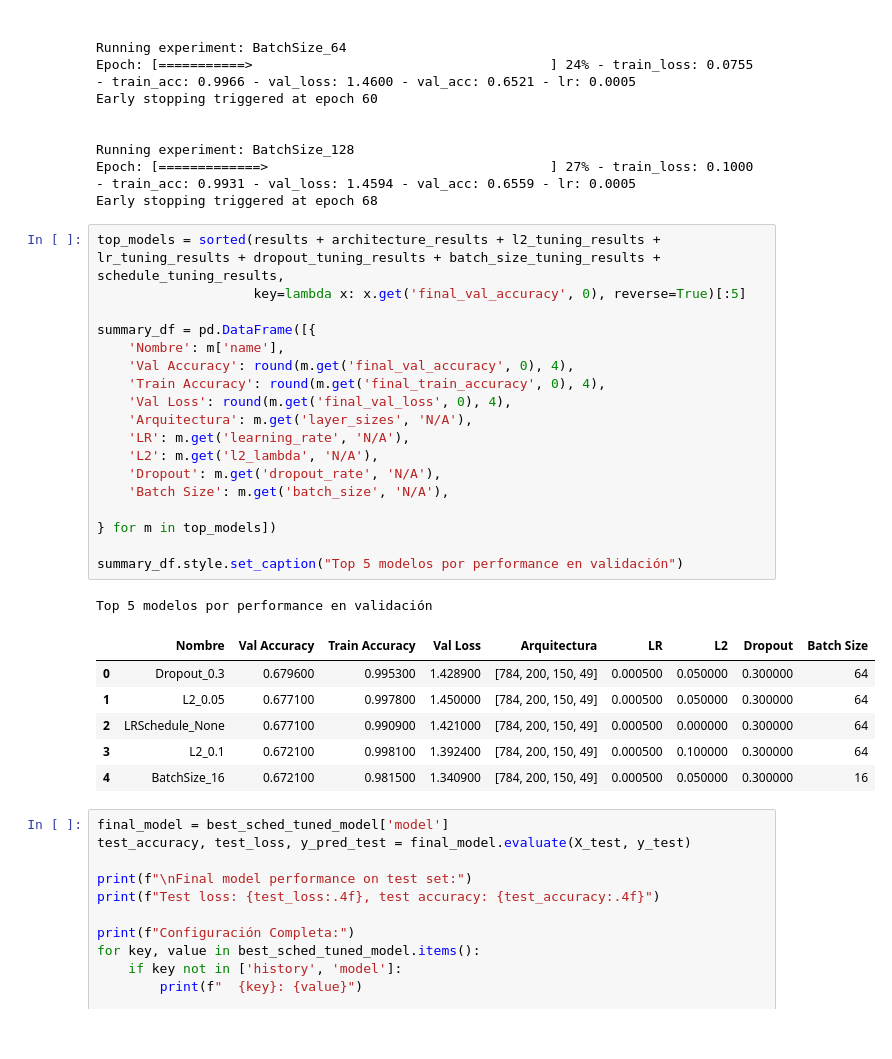
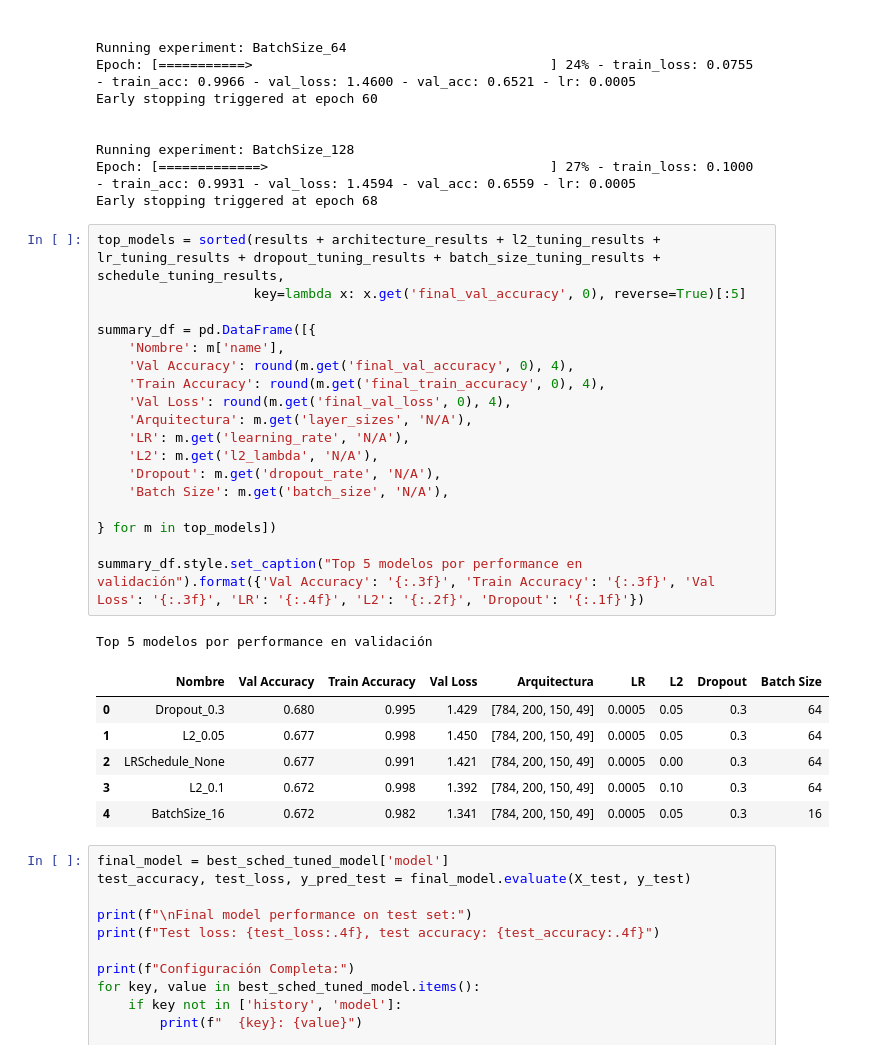
Before and after one commit to elianaostro/ML, a Jupyter notebook: Ostrovsky_Eliana_TP3 copy/Ostrovsky_Eliana_Notebook_TP3.ipynb, the cells around one changed output. Cells and saved outputs as stored; diff of their text form.

```diff
--- a/Ostrovsky_Eliana_TP3 copy/Ostrovsky_Eliana_Notebook_TP3.ipynb
+++ b/Ostrovsky_Eliana_TP3 copy/Ostrovsky_Eliana_Notebook_TP3.ipynb
@@ -551,29 +551,29 @@ Early stopping triggered at epoch 68
 # %%
 top_models = sorted(results + architecture_results + l2_tuning_results + lr_tuning_results + dropout_tuning_results + batch_size_tuning_results + schedule_tuning_results,
                     key=lambda x: x.get('final_val_accuracy', 0), reverse=True)[:5]
 
 summary_df = pd.DataFrame([{
     'Nombre': m['name'],
     'Val Accuracy': round(m.get('final_val_accuracy', 0), 4),
     'Train Accuracy': round(m.get('final_train_accuracy', 0), 4),
     'Val Loss': round(m.get('final_val_loss', 0), 4),
     'Arquitectura': m.get('layer_sizes', 'N/A'),
     'LR': m.get('learning_rate', 'N/A'),
     'L2': m.get('l2_lambda', 'N/A'),
     'Dropout': m.get('dropout_rate', 'N/A'),
     'Batch Size': m.get('batch_size', 'N/A'),
 
 } for m in top_models])
 
-summary_df.style.set_caption("Top 5 modelos por performance en validación")
+summary_df.style.set_caption("Top 5 modelos por performance en validación").format({'Val Accuracy': '{:.3f}', 'Train Accuracy': '{:.3f}', 'Val Loss': '{:.3f}', 'LR': '{:.4f}', 'L2': '{:.2f}', 'Dropout': '{:.1f}'})
 # %% [output]
 Top 5 modelos por performance en validación
 |  | Nombre | Val Accuracy | Train Accuracy | Val Loss | Arquitectura | LR | L2 | Dropout | Batch Size |
-| 0 | Dropout_0.3 | 0.679600 | 0.995300 | 1.428900 | [784, 200, 150, 49] | 0.000500 | 0.050000 | 0.300000 | 64 |
-| 1 | L2_0.05 | 0.677100 | 0.997800 | 1.450000 | [784, 200, 150, 49] | 0.000500 | 0.050000 | 0.300000 | 64 |
-| 2 | LRSchedule_None | 0.677100 | 0.990900 | 1.421000 | [784, 200, 150, 49] | 0.000500 | 0.000000 | 0.300000 | 64 |
-| 3 | L2_0.1 | 0.672100 | 0.998100 | 1.392400 | [784, 200, 150, 49] | 0.000500 | 0.100000 | 0.300000 | 64 |
-| 4 | BatchSize_16 | 0.672100 | 0.981500 | 1.340900 | [784, 200, 150, 49] | 0.000500 | 0.050000 | 0.300000 | 16 |
+| 0 | Dropout_0.3 | 0.680 | 0.995 | 1.429 | [784, 200, 150, 49] | 0.0005 | 0.05 | 0.3 | 64 |
+| 1 | L2_0.05 | 0.677 | 0.998 | 1.450 | [784, 200, 150, 49] | 0.0005 | 0.05 | 0.3 | 64 |
+| 2 | LRSchedule_None | 0.677 | 0.991 | 1.421 | [784, 200, 150, 49] | 0.0005 | 0.00 | 0.3 | 64 |
+| 3 | L2_0.1 | 0.672 | 0.998 | 1.392 | [784, 200, 150, 49] | 0.0005 | 0.10 | 0.3 | 64 |
+| 4 | BatchSize_16 | 0.672 | 0.982 | 1.341 | [784, 200, 150, 49] | 0.0005 | 0.05 | 0.3 | 16 |
 # %%
 final_model = best_sched_tuned_model['model']
 test_accuracy, test_loss, y_pred_test = final_model.evaluate(X_test, y_test)
```
Also changed, not shown: parts of 12 cells of this notebook, 27 other files.
